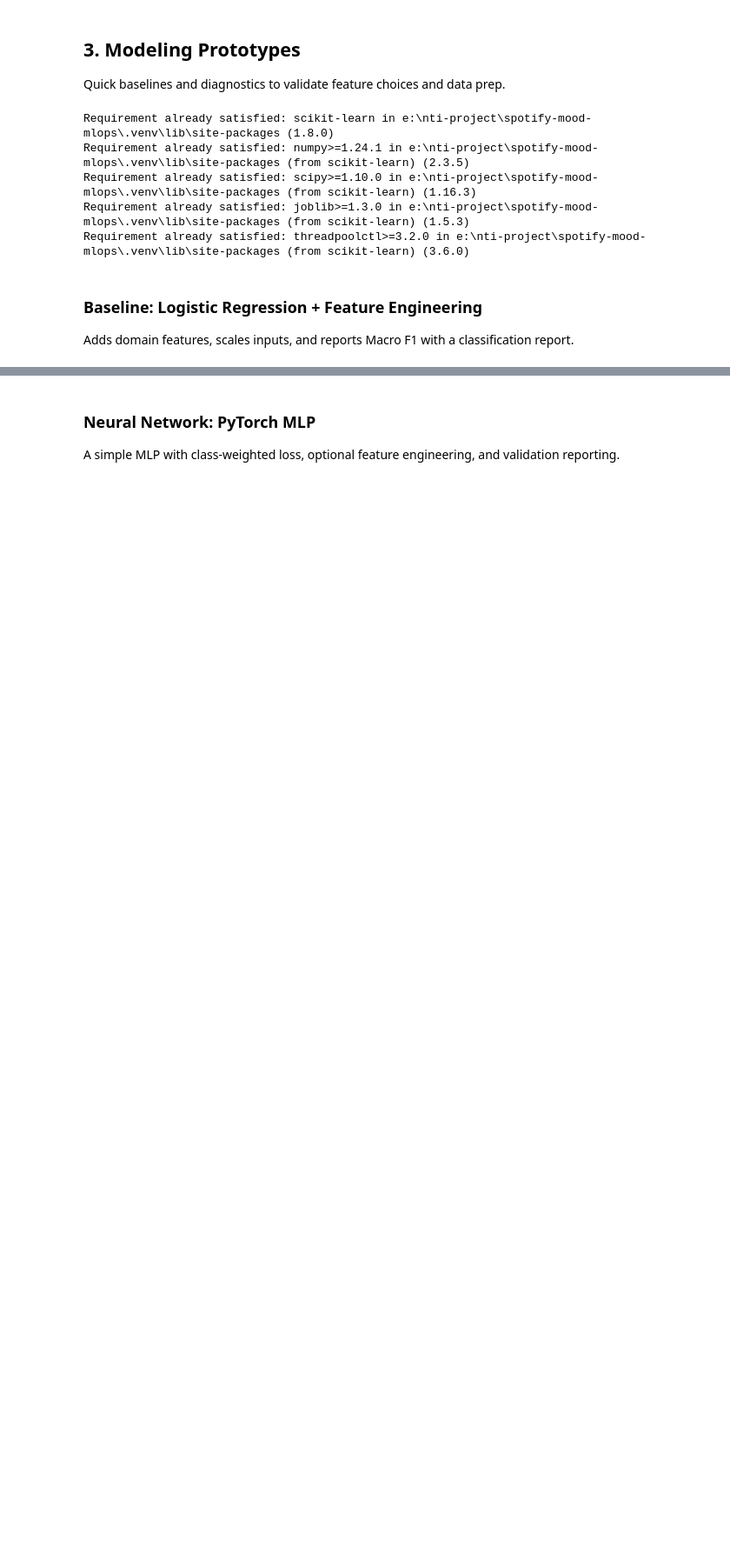
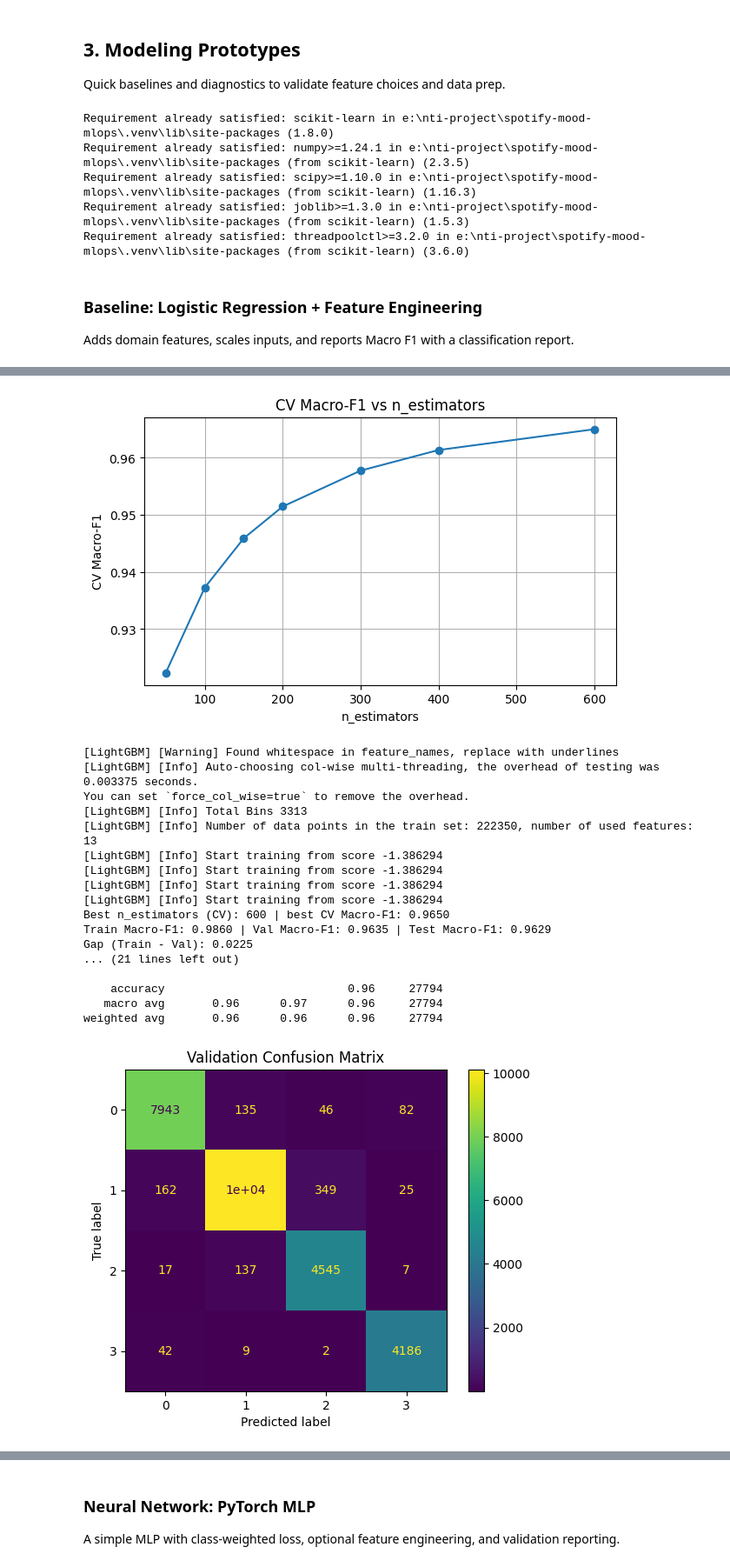
Before and after one commit to HuyDoan-2112/spotify-mood-mlops, a Jupyter notebook: notebooks/EDA.ipynb, the cells around one changed output, grey strips where cells are left out. Shown at 87% size. Saved outputs shown, nothing was run; the diff lists cells and outputs as text; code cells hidden in the pictures; blank space fills up the shorter version.

```diff
--- a/notebooks/EDA.ipynb
+++ b/notebooks/EDA.ipynb
@@ -615,0 +725,52 @@ You can set `force_col_wise=true` to remove the overhead.
+# %%
+from lightgbm import LGBMClassifier
+
+def lgbm_pipe_factory(n):
+    return Pipeline([
+        ("feat_eng", feat_eng),
+        ("model", LGBMClassifier(
+            n_estimators=n,
+            learning_rate=0.03,
+            num_leaves=61,
+            subsample=0.9,
+            colsample_bytree=0.9,
+            max_depth=8,
+            reg_lambda=1.2,
+            objective="multiclass",
+            random_state=SEED,
+            n_jobs=-1
+        ))
+    ])
+
+LGBM_N_GRID = [50, 100, 150, 200, 300, 400, 600]
+
+lgbm_out = fit_val_test_macro_f1(
+    lgbm_pipe_factory,
+    X_train, y_train, X_val, y_val, X_test, y_test,
+    n_grid=LGBM_N_GRID,
+    cv_splits=5,
+    train_sample_weight=train_sample_weight
+)
+
+log_result("LightGBM", lgbm_out["train_macro_f1"], lgbm_out["val_macro_f1"], lgbm_out["test_macro_f1"],
+           best_param=f"n={lgbm_out['best_n']}")
+# %% [output]
+[figure, added]
+[LightGBM] [Warning] Found whitespace in feature_names, replace with underlines
+[LightGBM] [Info] Auto-choosing col-wise multi-threading, the overhead of testing was 0.003375 seconds.
+You can set `force_col_wise=true` to remove the overhead.
+[LightGBM] [Info] Total Bins 3313
+[LightGBM] [Info] Number of data points in the train set: 222350, number of used features: 13
+[LightGBM] [Info] Start training from score -1.386294
+[LightGBM] [Info] Start training from score -1.386294
+[LightGBM] [Info] Start training from score -1.386294
+[LightGBM] [Info] Start training from score -1.386294
+Best n_estimators (CV): 600 | best CV Macro-F1: 0.9650
+Train Macro-F1: 0.9860 | Val Macro-F1: 0.9635 | Test Macro-F1: 0.9629
+Gap (Train - Val): 0.0225
+... (21 lines left out)
+
+    accuracy                           0.96     27794
+   macro avg       0.96      0.97      0.96     27794
+weighted avg       0.96      0.96      0.96     27794
+[figure, added]
```
Also changed, not shown: parts of 12 cells of this notebook.
